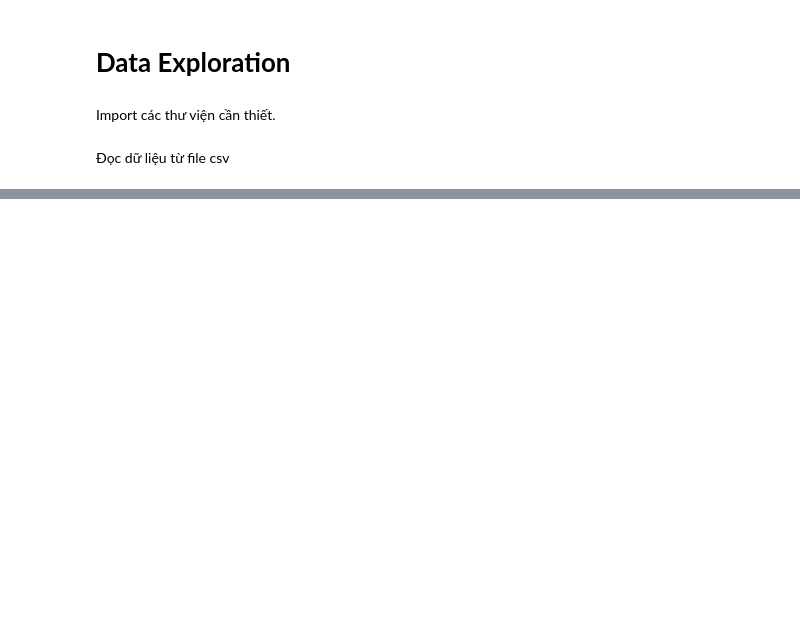
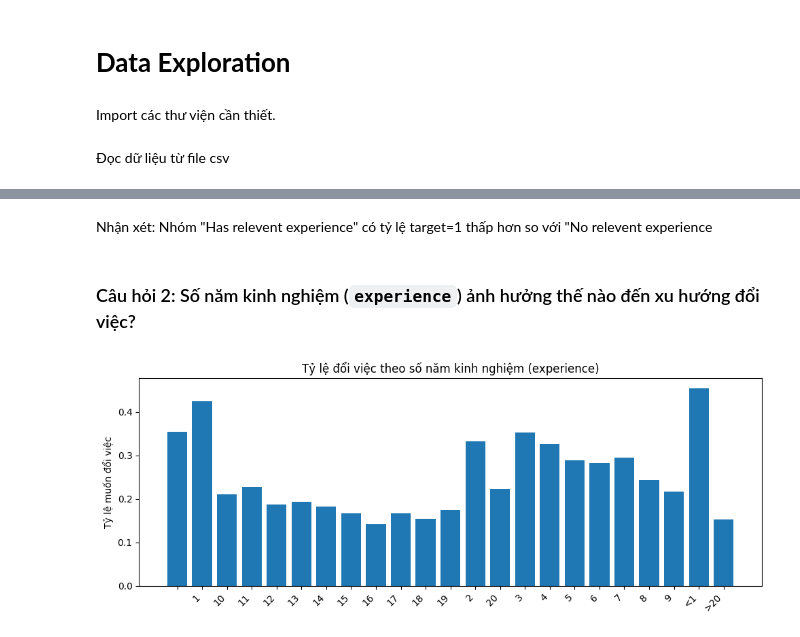
Before and after one commit to CrisNam77/jobchange-datascientists-analysis, a Jupyter notebook: notebooks/01_data_exploration.ipynb, the cells around one changed output, grey strips where cells are left out. Drawn from its saved outputs; the diff is of its cells as text; code cells hidden in the pictures; blank space fills up the shorter version.

```diff
--- a/notebooks/01_data_exploration.ipynb
+++ b/notebooks/01_data_exploration.ipynb
@@ -79,0 +198,28 @@ memory usage: 2.0+ MB
+# %% [markdown]
+Nhận xét: Nhóm "Has relevent experience" có tỷ lệ target=1 thấp hơn so với "No relevent experience
+# %% [markdown]
+### Câu hỏi 2: Số năm kinh nghiệm (`experience`) ảnh hưởng thế nào đến xu hướng đổi việc?
+# %%
+exp_raw = data_aug[:, col_names_list.index("experience")]
+y = target_col
+
+uniq = np.unique(exp_raw)
+rates = []
+for u in uniq:
+    mask = exp_raw == u
+    if mask.sum() > 0:
+        rates.append(y[mask].mean())
+    else:
+        rates.append(0.0)
+    # print(u, "-> count =", mask.sum(), ", rate target=1 =", y[mask].mean() if mask.sum() > 0 else 0)
+
+x = np.arange(len(uniq))
+plt.figure(figsize=(10, 4))
+plt.bar(x, rates)
+plt.xticks(x, uniq, rotation=45, ha="right")
+plt.ylabel("Tỷ lệ muốn đổi việc")
+plt.title("Tỷ lệ đổi việc theo số năm kinh nghiệm (experience)")
+plt.tight_layout()
+plt.show()
+# %% [output]
+[figure, added]
```
Also changed, not shown: parts of 38 cells of this notebook, 9 other files.
